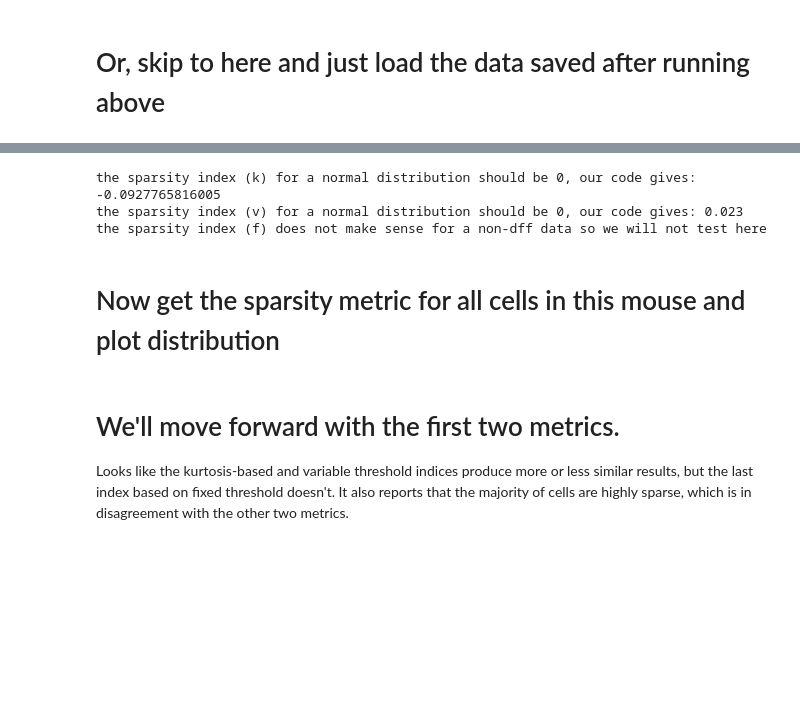
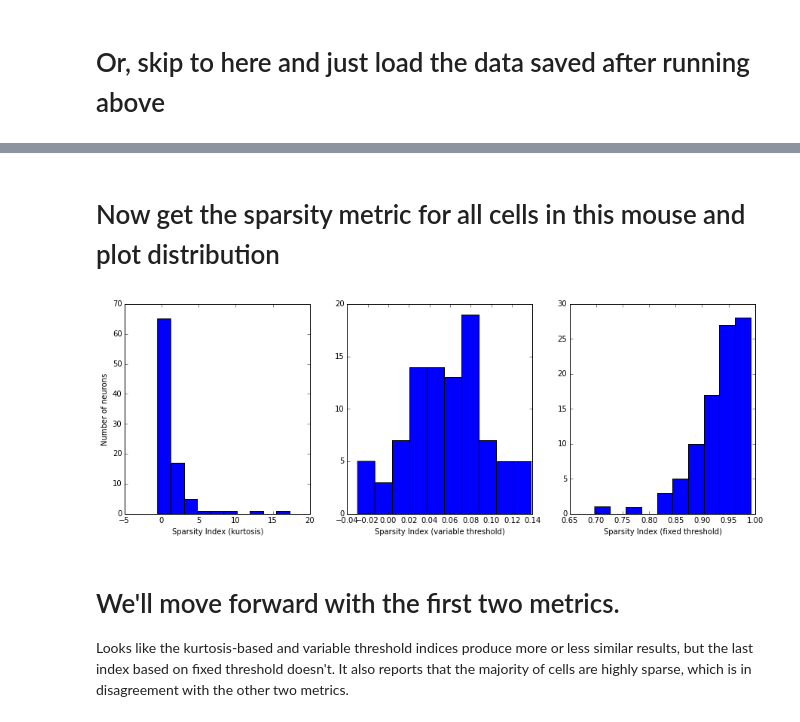
Before and after one commit to msarvestani/Sparsity, a Jupyter notebook: sparsity_test_natural_scenes.ipynb, the cells around one changed output, grey strips where cells are left out. Saved outputs shown, nothing was run; the diff lists cells and outputs as text; code cells hidden in the pictures; blank space fills up the shorter version.

```diff
--- a/sparsity_test_natural_scenes.ipynb
+++ b/sparsity_test_natural_scenes.ipynb
@@ -29,10 +29,10 @@ print("all cre lines:\n")
 print(cre_lines)
 
 # find all experiment containers that are from V1 and have natural gratings, and choose 1
-rbp4_ecs = boc.get_experiment_containers(targeted_structures=['VISp'],cre_lines=['Rbp4-Cre'])
+emx1_ecs = boc.get_experiment_containers(targeted_structures=['VISp'],cre_lines=['Emx1-IRES-Cre'])
 
-container_id = rbp4_ecs[1]['id']
-print len(rbp4_ecs)
+container_id = emx1_ecs[1]['id']
+print len(emx1_ecs)
 
 exp = boc.get_ophys_experiments(experiment_container_ids=[container_id],
                                 stimuli=[stim_info.NATURAL_SCENES])[0]
@@ -266,72 +284,36 @@ Both metrics will be calculated based on the average (over 50 repeats) response
-# %%
-from scipy import stats
-
-# define the indices
-def get_indk(data):
-    return stats.kurtosis(data, axis=0, fisher=True, bias=True)
-
-def get_indv(data):
-    num_images = np.shape(data)[0]
-    mean_resp_cell = np.mean(data)
-    std_resp_cell = np.std(data)
-    threshh = mean_resp_cell+std_resp_cell
-    threshl = mean_resp_cell-std_resp_cell
-    high_tail_cells = len(np.flatnonzero((data>threshh)))
-    low_tail_cells = len(np.flatnonzero((data<threshl)))
-    sprs_indv = 0.34-(high_tail_cells+low_tail_cells)/float(num_images)
-    return sprs_indv
-
-#fixed threshold of 2%dff response (not a good metric, we won't use)
-def get_indf(data):
-    num_images = np.shape(data)[0]
-    return 1-(len(np.flatnonzero(np.abs(data>2)))/float(num_images))
-
-# test these indices on a distribution with known kurtosis (normal distribution has kurtosis of 0)
-data = np.random.normal(0,1,1000) #data form normal distribution
-
-sprs_indk = get_indk(data)
-sprs_indv = get_indv(data)
-sprs_indf = get_indf(data)
-
-print 'the sparsity index (k) for a normal distribution should be 0, our code gives: ' +np.str(sprs_indk)
-print 'the sparsity index (v) for a normal distribution should be 0, our code gives: ' +np.str(sprs_indv)
-print 'the sparsity index (f) does not make sense for a non-dff data so we will not test here'
-# %% [output]
-the sparsity index (k) for a normal distribution should be 0, our code gives: -0.0927765816005
-the sparsity index (v) for a normal distribution should be 0, our code gives: 0.023
-the sparsity index (f) does not make sense for a non-dff data so we will not test here
 # %% [markdown]
 # Now get the sparsity metric for all cells in this mouse and plot distribution
 # %%
 num_cells = np.shape(ns.response[:,:,0])[1]-1
 
 sprs_indk = []
 sprs_indf = []
 sprs_indv = []
 for i in range(num_cells):
-    data = np.squeeze(ns.response[:,i,0])
-    sprs_indk.append(get_indk(data))
-    sprs_indv.append(get_indv(data))
-    sprs_indf.append(get_indf(data))
-
+    mean_over_image = np.squeeze(ns.response[:,i,0])
+    sprs_indk.append(get_indk(mean_over_image))
+    sprs_indv.append(get_indv(mean_over_image))
+    sprs_indf.append(get_indf(mean_over_image))
 
 
 # now plot
-fig, axs = plt.subplots(1, 3, figsize=(10, 5))
+fig, axs = plt.subplots(1, 3, figsize=(15, 5))
 axs = axs.ravel()
 
 axs[0].hist(sprs_indk)
 axs[0].set_ylabel('Number of neurons')
 axs[0].set_xlabel('Sparsity Index (kurtosis)')
 plt.tick_params(axis='y', which='both', top='off')
 
 axs[1].hist(sprs_indv)
 axs[1].set_xlabel('Sparsity Index (variable threshold)')
 plt.tick_params(axis='y', which='both', top='off')
 
 axs[2].hist(sprs_indf)
 axs[2].set_xlabel('Sparsity Index (fixed threshold)')
 plt.tick_params(axis='y', which='both', top='off')
+# %% [output]
+[figure, added]
 # %% [markdown]
 # We'll move forward with the first two metrics.
 Looks like the kurtosis-based and variable threshold indices produce more or less similar results, but the last index based on fixed threshold doesn't. It also reports that the majority of cells are highly sparse, which is in disagreement with the other two metrics.
```
Also changed, not shown: parts of 11 cells of this notebook.
